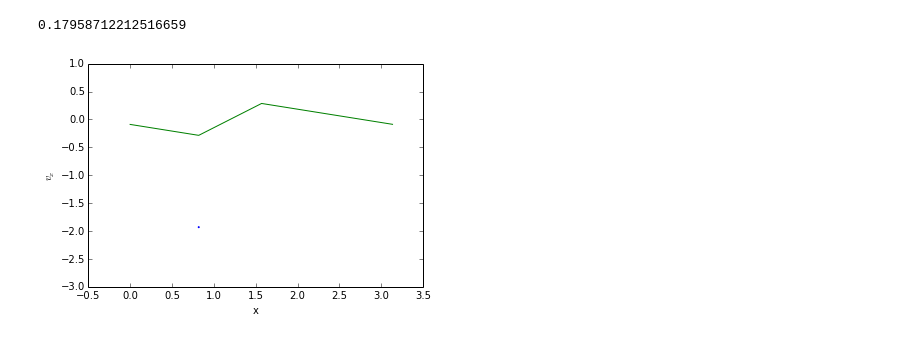
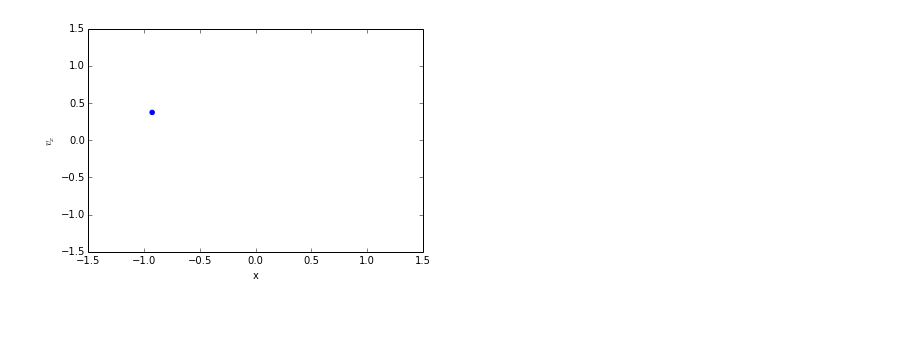
Before and after one commit to shigh/pyes1, a Jupyter notebook: 1d2v-sing.ipynb, the cells around one changed output. Cells and saved outputs as stored; diff of their text form; code cells hidden in the pictures.

```diff
--- a/1d2v-sing.ipynb
+++ b/1d2v-sing.ipynb
@@ -11,21 +12,22 @@ from collections import namedtuple
 # %%
-nt = 500
+nt = 100
 nx = 512
-L  = np.pi
+L  = 2*np.pi
 dx = L/nx
 dt = 0.5
-B0 = 0
+B0 = 0.5
+wc = -B0
+t_vals = np.linspace(0, nt*dt, nt+1)
+N_e = 1
+N_i = nx
 
-N_e = 1
-N_i  = N_e
-
-init_pos = L/2.+1.
+init_pos = L/2.
 
 electron = Species(-1., 1., N_e,
                    np.array((init_pos,)),
-                   np.zeros(N_e), np.zeros(N_e))
-ion      = Species(1., -1., N_i,
-                   np.array((L/2.,)),
+                   -np.ones(N_e), np.zeros(N_e))
+ion      = Species(1./nx, -1., nx,
+                   np.linspace(0, L, nx+1)[:-1],
                    np.zeros(N_i), np.zeros(N_i))
 
 species = [electron, ion]
@@ -35,28 +37,22 @@ xp, vx, vy, E, phi, rho = pic(species, nx, dx, nt, dt, L, B0,
                               solver_method="FFT",
                               weight_method="CIC",
                               interp_method="CIC")
-
-
-wp = np.sqrt(N_e/L**3)
-wp
-# %% [output]
-0.17958712212516659
 # %%
 fig = plt.figure()
 p1 = fig.add_subplot(1, 1, 1)
 p1.set_xlabel('x'); p1.set_ylabel('$v_x$')
 imgs = []
 s = 1
 x_vals = np.linspace(0,L,nx+1)[:-1]
 for i in range(nt+1):
-    imgs.append((p1.scatter(xp[i,:N_e], vx[i,:N_e], color=colors[0], s=s),
-                 p1.plot(x_vals, phi[i], color='g')[0],
+    imgs.append((p1.scatter(vx[i,:N_e], vy[i,:N_e], color=colors[0]),
+                 #p1.plot(x_vals, phi[i], color='g')[0],
                 ))
 
 
 im_ani = animation.ArtistAnimation(fig, imgs,
                                    interval=50, repeat_delay=3000,
                                    blit=True)
 im_ani.save("1d2v-sing.mp4", writer="mencoder")
 # %% [output]
-[figure, old version]
+[figure, new version]
```
Also changed, not shown: parts of 3 cells of this notebook.
